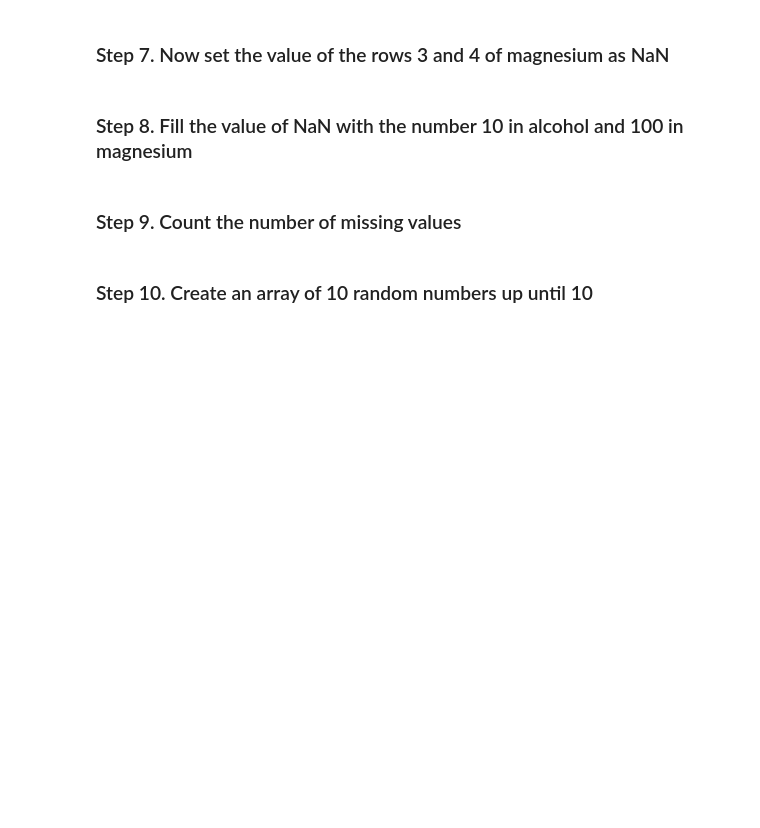
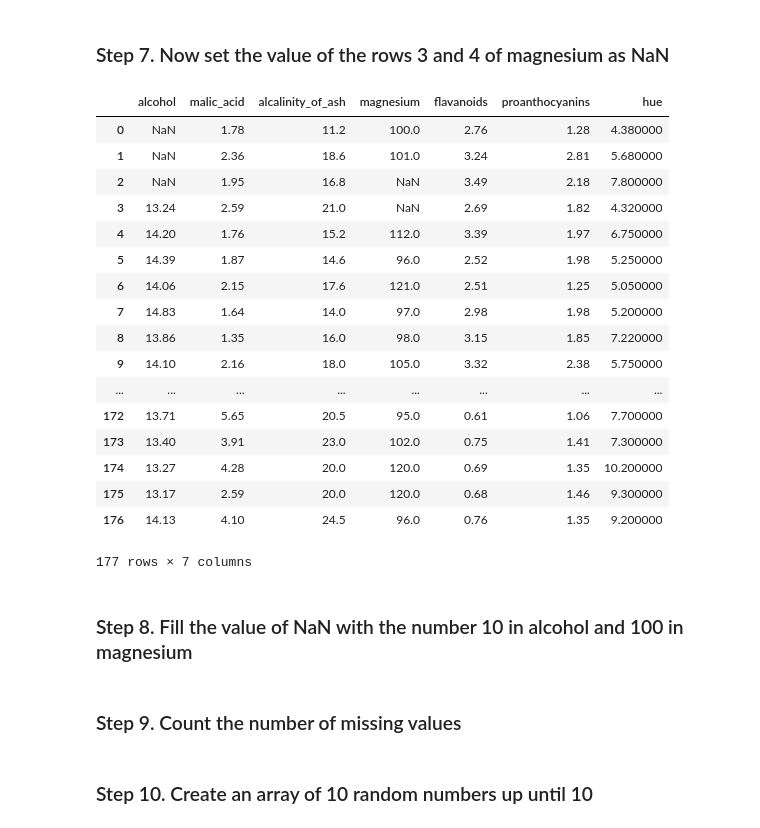
Before and after one commit to 03dipak/practise-pandas-ml, a Jupyter notebook: 10_Deleting/Wine/Exercises.ipynb, the cells around one changed output. Cells and saved outputs as stored; diff of their text form; code cells hidden in the pictures; blank space fills up the shorter version.

```diff
--- a/10_Deleting/Wine/Exercises.ipynb
+++ b/10_Deleting/Wine/Exercises.ipynb
@@ -13,3 +16,6 @@ The only pupose is to practice deleting data with pandas.
 ### Step 2. Import the dataset from this [address](https://archive.ics.uci.edu/ml/machine-learning-databases/wine/wine.data).
 # %% [markdown]
 ### Step 3. Assign it to a variable called wine
+# %%
+wine = pd.read_csv("https://raw.githubusercontent.com/03dipak/practise-pandas-ml/master/10_Deleting/Wine/wine.data",sep=",")
+wine.head()
@@ -16,2 +29,5 @@ The only pupose is to practice deleting data with pandas.
 # %% [markdown]
 ### Step 4. Delete the first, fourth, seventh, nineth, eleventh, thirteenth and fourteenth columns
+# %%
+wine = wine.drop(wine.columns[[0,3,6,8,11,12,13]], axis = 1)
+wine.head()
@@ -26,3 +49,6 @@ The attributes are (dontated by Riccardo Leardi, riclea '@' anchem.unige.it):
 5) flavanoids
 6) proanthocyanins
 7) hue
+# %%
+wine.columns = ['alcohol', 'malic_acid', 'alcalinity_of_ash', 'magnesium', 'flavanoids', 'proanthocyanins', 'hue']
+wine.head()
@@ -29,2 +62,5 @@ The attributes are (dontated by Riccardo Leardi, riclea '@' anchem.unige.it):
 # %% [markdown]
 ### Step 6. Set the values of the first 3 rows from alcohol as NaN
+# %%
+wine.iloc[0:3,0:1] = np.nan
+wine.head()
@@ -31,5 +74,27 @@ The attributes are (dontated by Riccardo Leardi, riclea '@' anchem.unige.it):
 # %% [markdown]
 ### Step 7. Now set the value of the rows 3 and 4 of magnesium as NaN
+# %%
+wine.iloc[2:4,3] = np.nan
+wine
+# %% [output]
+|  | alcohol | malic_acid | alcalinity_of_ash | magnesium | flavanoids | proanthocyanins | hue |
+| 0 | NaN | 1.78 | 11.2 | 100.0 | 2.76 | 1.28 | 4.380000 |
+| 1 | NaN | 2.36 | 18.6 | 101.0 | 3.24 | 2.81 | 5.680000 |
+| 2 | NaN | 1.95 | 16.8 | NaN | 3.49 | 2.18 | 7.800000 |
+| 3 | 13.24 | 2.59 | 21.0 | NaN | 2.69 | 1.82 | 4.320000 |
+| 4 | 14.20 | 1.76 | 15.2 | 112.0 | 3.39 | 1.97 | 6.750000 |
+| 5 | 14.39 | 1.87 | 14.6 | 96.0 | 2.52 | 1.98 | 5.250000 |
+| 6 | 14.06 | 2.15 | 17.6 | 121.0 | 2.51 | 1.25 | 5.050000 |
+| 7 | 14.83 | 1.64 | 14.0 | 97.0 | 2.98 | 1.98 | 5.200000 |
+| 8 | 13.86 | 1.35 | 16.0 | 98.0 | 3.15 | 1.85 | 7.220000 |
+| 9 | 14.10 | 2.16 | 18.0 | 105.0 | 3.32 | 2.38 | 5.750000 |
+| ... | ... | ... | ... | ... | ... | ... | ... |
+| 172 | 13.71 | 5.65 | 20.5 | 95.0 | 0.61 | 1.06 | 7.700000 |
+| 173 | 13.40 | 3.91 | 23.0 | 102.0 | 0.75 | 1.41 | 7.300000 |
+| 174 | 13.27 | 4.28 | 20.0 | 120.0 | 0.69 | 1.35 | 10.200000 |
+| 175 | 13.17 | 2.59 | 20.0 | 120.0 | 0.68 | 1.46 | 9.300000 |
+| 176 | 14.13 | 4.10 | 24.5 | 96.0 | 0.76 | 1.35 | 9.200000 |
+177 rows × 7 columns
 # %% [markdown]
 ### Step 8. Fill the value of NaN with the number 10 in alcohol and 100 in magnesium
 # %% [markdown]
```
Also changed, not shown: parts of 5 cells of this notebook.
